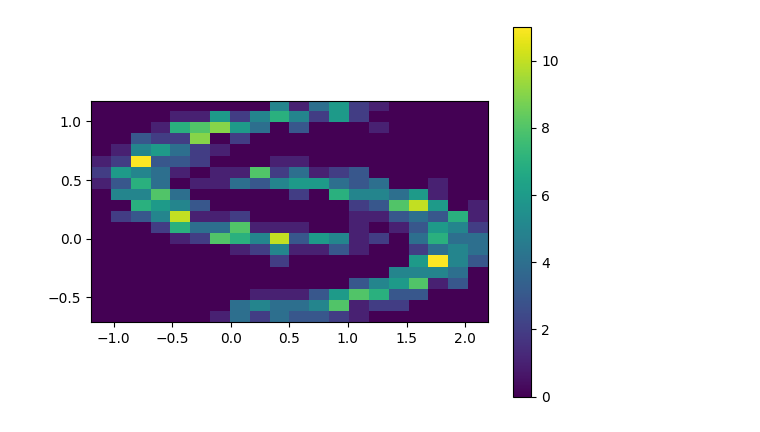
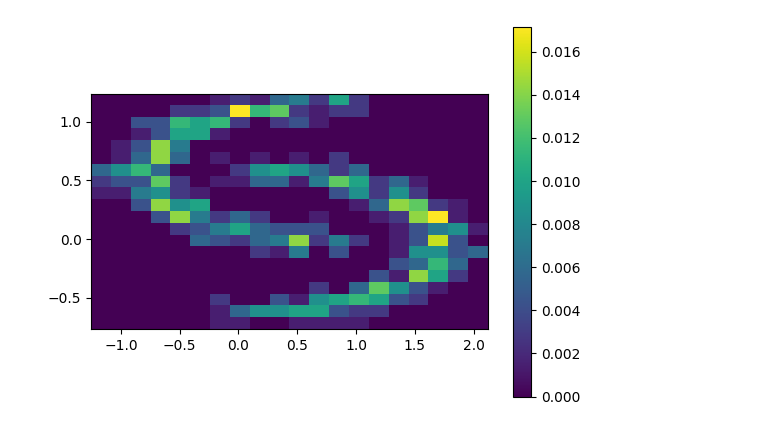
Before and after one commit to Max-Hi/GenNN, a Jupyter notebook: generative-baselines.ipynb, the cells around one changed output. Drawn from its saved outputs; the diff is of its cells as text; code cells hidden in the pictures.

```diff
--- a/generative-baselines.ipynb
+++ b/generative-baselines.ipynb
@@ -1,4 +0,0 @@
-# %%
-SAMPLES = 700
-NOISE = 0.1
-BINS = 20
@@ -5,18 +13,16 @@ BINS = 20
 # %%
-import numpy as np
-import matplotlib.pyplot as plt
-from sklearn.datasets import make_moons
+def histogram(BINS, visualize = False):
+    # Create a 2D histogram
+    hist, x_edges, y_edges = np.histogram2d(X[:, 0], X[:, 1], bins=BINS)
+    hist = hist / hist.sum()
 
-# Generate the data
-X, _ = make_moons(n_samples=SAMPLES, noise=NOISE)
+    if visualize:# Visualize the histogram
+        plt.imshow(hist, interpolation='nearest', origin='lower', extent=[x_edges[0], x_edges[-1], y_edges[0], y_edges[-1]])
+        plt.colorbar()
+        plt.show()
+    return hist
 
-# Create a 2D histogram
-hist, x_edges, y_edges = np.histogram2d(X[:, 0], X[:, 1], bins=BINS)
-
-# Visualize the histogram
-plt.imshow(hist, interpolation='nearest', origin='lower', extent=[x_edges[0], x_edges[-1], y_edges[0], y_edges[-1]])
-plt.colorbar()
-plt.show()
+hist = histogram(20, True)
 # %% [output]
-[figure, old version]
+[figure, new version]
 # %%
```
Also changed, not shown: parts of 8 cells of this notebook.
